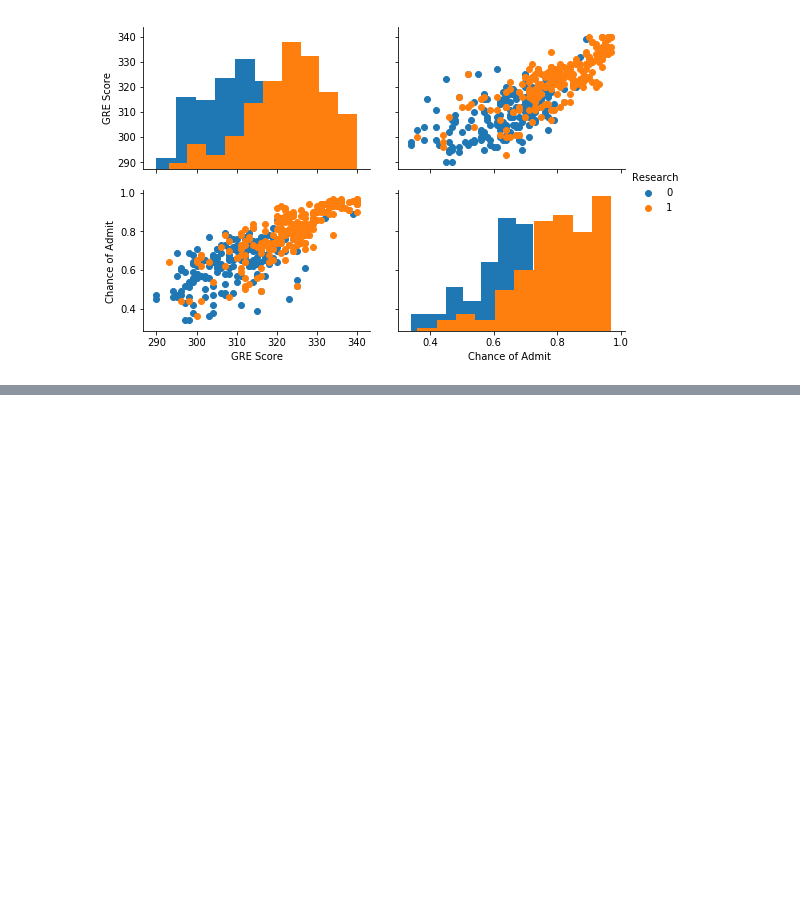
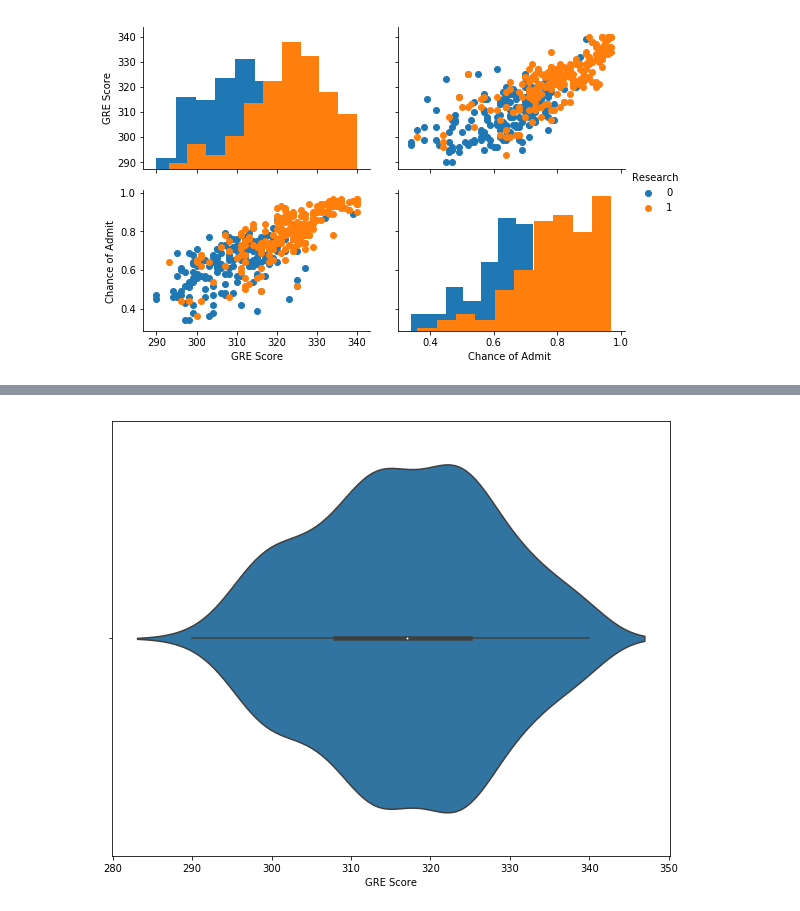
Before and after one commit to ragalaa/Directory, a Jupyter notebook: Regression_with_Multivariate_data_analysis.ipynb, the cells around one changed output, grey strips where cells are left out. Saved outputs shown, nothing was run; the diff lists cells and outputs as text; code cells hidden in the pictures; blank space fills up the shorter version.

```diff
--- a/Regression_with_Multivariate_data_analysis.ipynb
+++ b/Regression_with_Multivariate_data_analysis.ipynb
@@ -126,0 +143,7 @@ plt.show()
+# %%
+plt.figure( figsize= (10, 8))
+sns.violinplot( x= 'GRE Score',
+              data = admission_data )
+plt.show()
+# %% [output]
+[figure, added]
```
Also changed, not shown: parts of 9 cells of this notebook.
